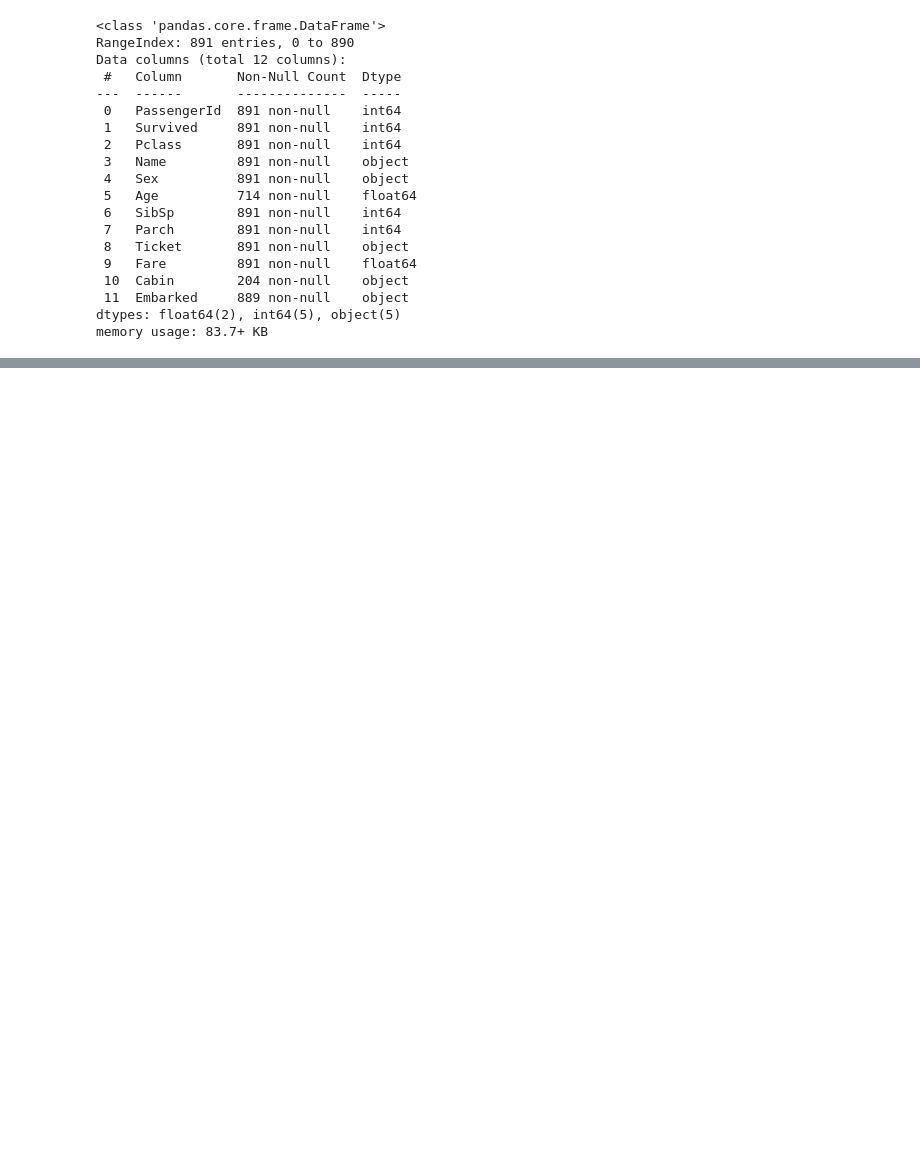
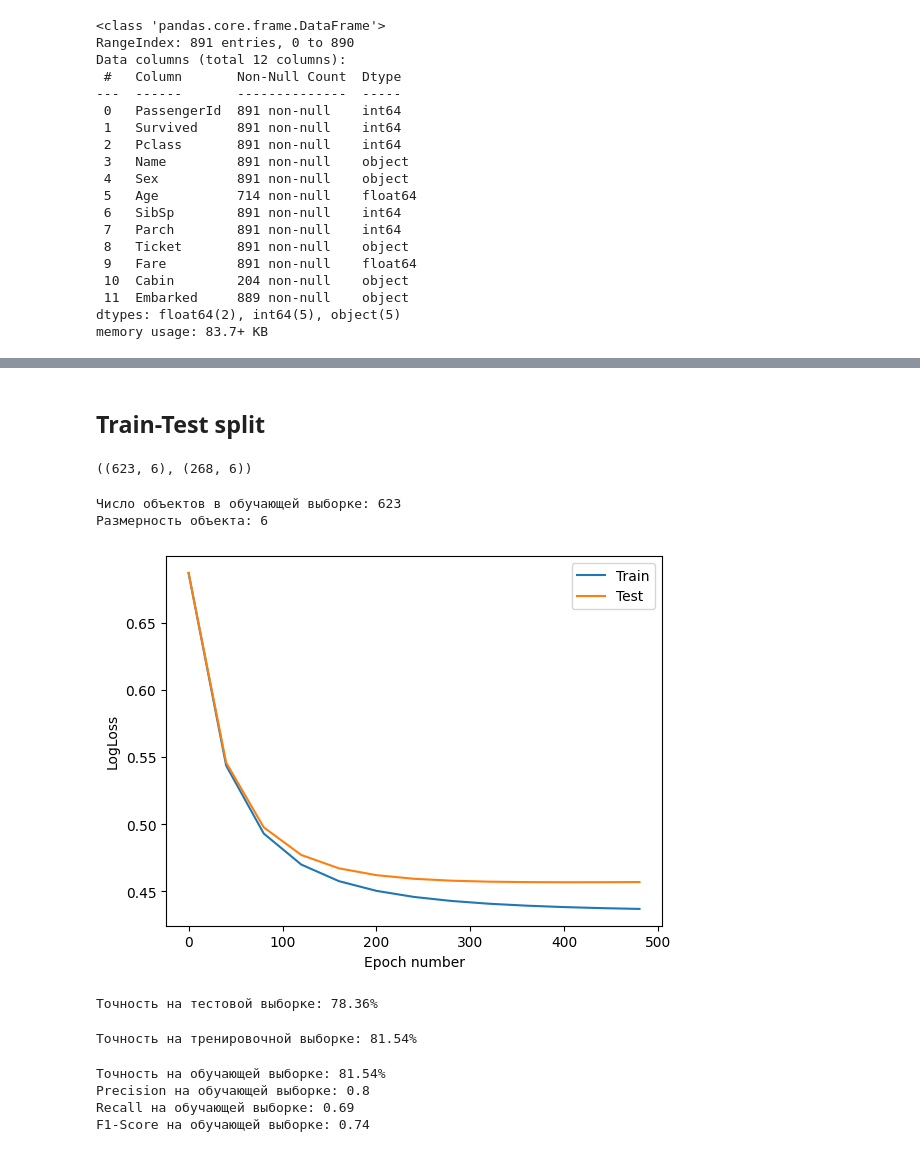
Before and after one commit to kadeezyy/AI-System, a Jupyter notebook: lab7/main.ipynb, the cells around one changed output, grey strips where cells are left out. Drawn from its saved outputs; the diff is of its cells as text; code cells hidden in the pictures; blank space fills up the shorter version.

```diff
--- a/lab7/main.ipynb
+++ b/lab7/main.ipynb
@@ -26,0 +117,27 @@ memory usage: 83.7+ KB
+# %%
+def log_loss(y_true, y_pred):
+    return -np.sum(y_true * np.log(y_pred) + (1 - y_true) * np.log(1 - y_pred), axis=0) / len(y_true)
+
+
+def sigmoid(x):
+    return 1 / (1 + np.exp(-x))
+# %% [markdown]
+<h2>Train-Test split</h2>
+# %%
+from sklearn.model_selection import train_test_split
+
+sample_amount = 0.3
+random_state = 336771
+
+X_train, X_test, y_train, y_test = train_test_split(x, y, test_size=sample_amount, random_state=random_state,
+                                                    stratify=y)
+# %%
+X_train.shape, X_test.shape
+# %% [output]
+((623, 6), (268, 6))
+# %%
+m, n = X_train.shape
+print(f'Число объектов в обучающей выборке: {m}\nРазмерность объекта: {n}')
+# %% [output]
+Число объектов в обучающей выборке: 623
+Размерность объекта: 6
@@ -26,0 +204,49 @@ memory usage: 83.7+ KB
+# %%
+logreg = LogisticRegression()
+logreg.train(X_train, y_train, learning_rate=0.05, epochs=500)
+# %%
+domain = np.arange(0, len(logreg.losses_train)) * logreg.report_every
+plt.plot(domain, logreg.losses_train, label='Train')
+plt.plot(domain, logreg.losses_test, label='Test')
+plt.xlabel('Epoch number')
+plt.ylabel('LogLoss')
+plt.legend();
+# %% [output]
+[figure, added]
+# %%
+test_prediction = np.array(logreg.predict(X_test))
+test_accuracy = np.sum((test_prediction > 0.5) == y_test) / len(test_prediction)
+print(f'Точность на тестовой выборке: {round(test_accuracy * 100, 2)}%')
+# %% [output]
+Точность на тестовой выборке: 78.36%
+# %%
+train_prediction = np.array(logreg.predict(X_train))
+train_accuracy = np.sum((train_prediction > 0.5) == y_train) / len(train_prediction)
+print(f'Точность на тренировочной выборке: {round(train_accuracy * 100, 2)}%')
+# %% [output]
+Точность на тренировочной выборке: 81.54%
+# %%
+from sklearn.metrics import accuracy_score, precision_score, recall_score, f1_score
+
+# Допустим, у вас есть предсказания модели на обучающем наборе
+train_prediction = logreg.predict(X_train)
+
+# Преобразуйте вероятности в бинарные метки (0 или 1) с использованием порога 0.5
+train_prediction_binary = (train_prediction > 0.5).astype(int)
+
+# Вычисление метрик
+train_accuracy = accuracy_score(y_train, train_prediction_binary)
+train_precision = precision_score(y_train, train_prediction_binary)
+train_recall = recall_score(y_train, train_prediction_binary)
+train_f1_score = f1_score(y_train, train_prediction_binary)
+
+# Вывод результатов
+print(f'Точность на обучающей выборке: {round(train_accuracy * 100, 2)}%')
+print(f'Precision на обучающей выборке: {round(train_precision, 2)}')
+print(f'Recall на обучающей выборке: {round(train_recall, 2)}')
+print(f'F1-Score на обучающей выборке: {round(train_f1_score, 2)}')
+# %% [output]
+Точность на обучающей выборке: 81.54%
+Precision на обучающей выборке: 0.8
+Recall на обучающей выборке: 0.69
+F1-Score на обучающей выборке: 0.74
```
Also changed, not shown: parts of 9 cells of this notebook, 1 other file.
